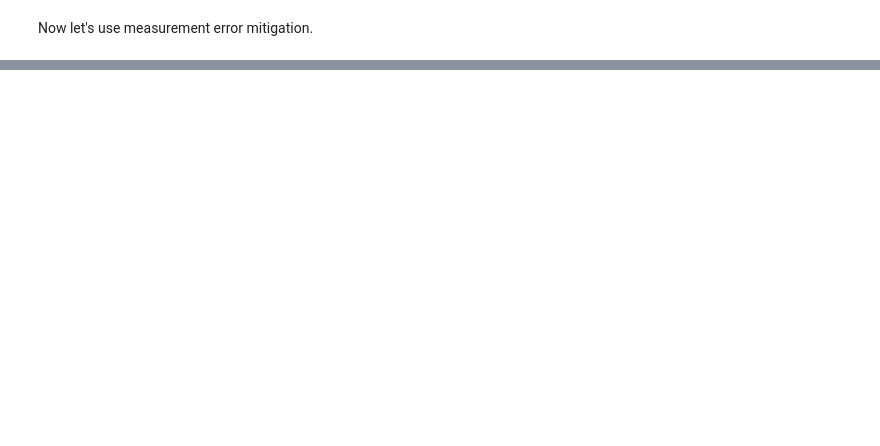
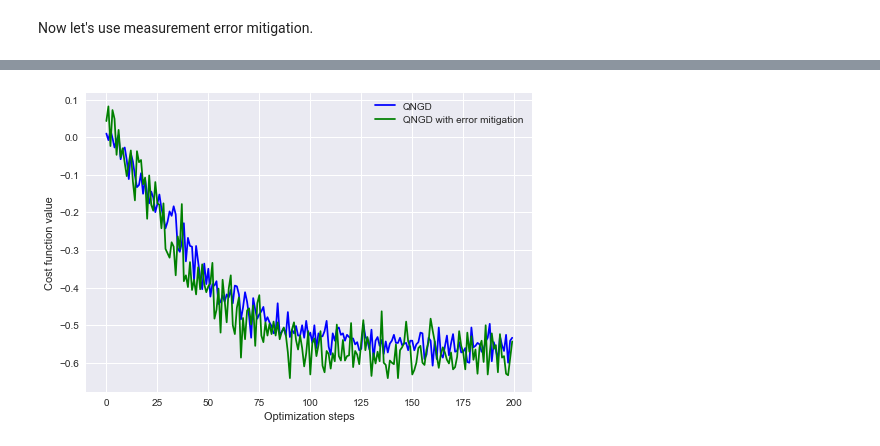
Before and after one commit to pwegrzyn/pennylane-extra, a Jupyter notebook: examples/qng_with_noise_demo.ipynb, the cells around one changed output, grey strips where cells are left out. Drawn from its saved outputs; the diff is of its cells as text; code cells hidden in the pictures; blank space fills up the shorter version.

```diff
--- a/examples/qng_with_noise_demo.ipynb
+++ b/examples/qng_with_noise_demo.ipynb
@@ -253,0 +256,10 @@ Done.
+# %%
+plt.plot(qng_cost, "b", label="QNGD")
+plt.plot(qng_cost_mitigated, "g", label="QNGD with error mitigation")
+
+plt.ylabel("Cost function value")
+plt.xlabel("Optimization steps")
+plt.legend()
+plt.show()
+# %% [output]
+[figure, added]
```
Also changed, not shown: parts of 5 cells of this notebook.
